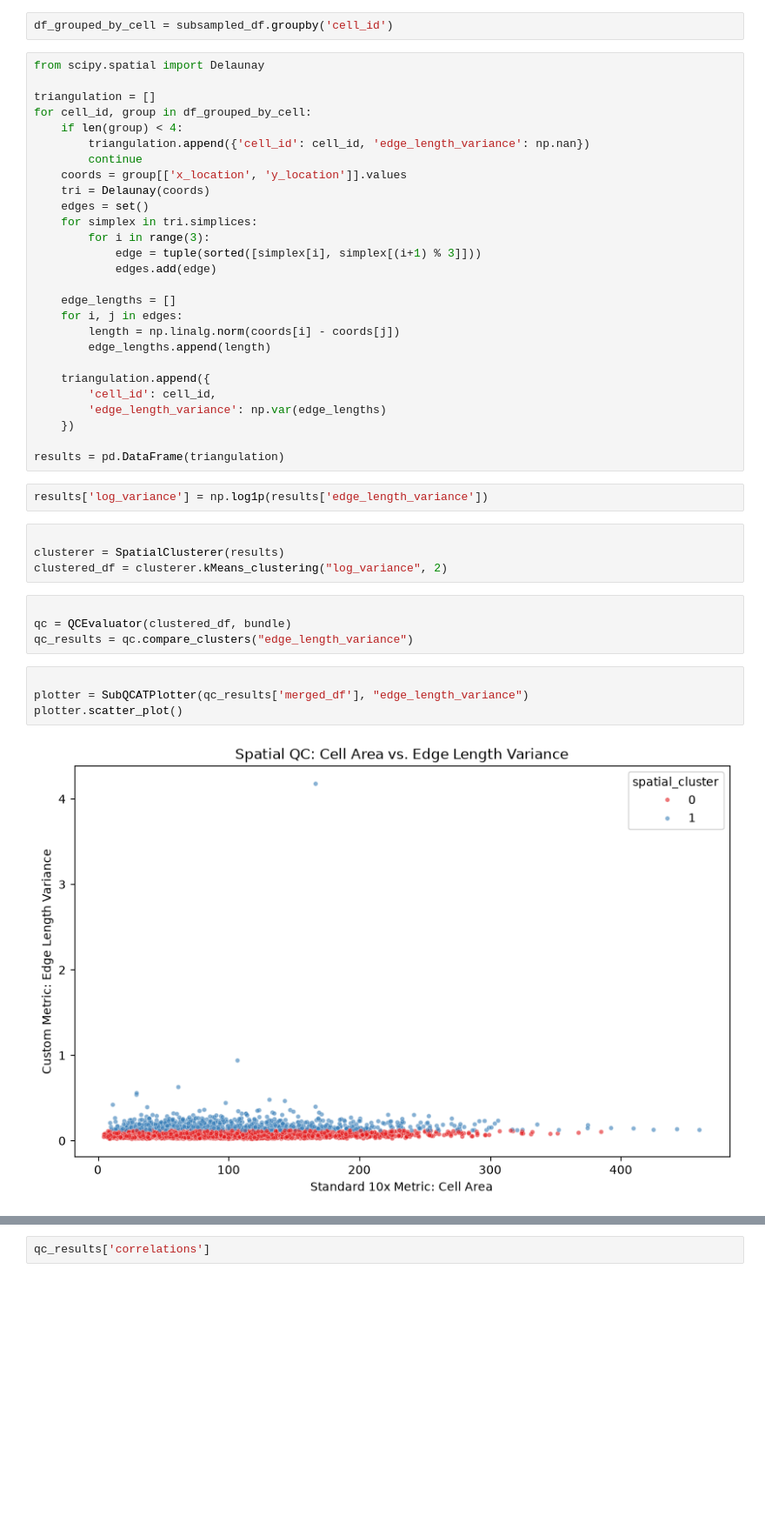
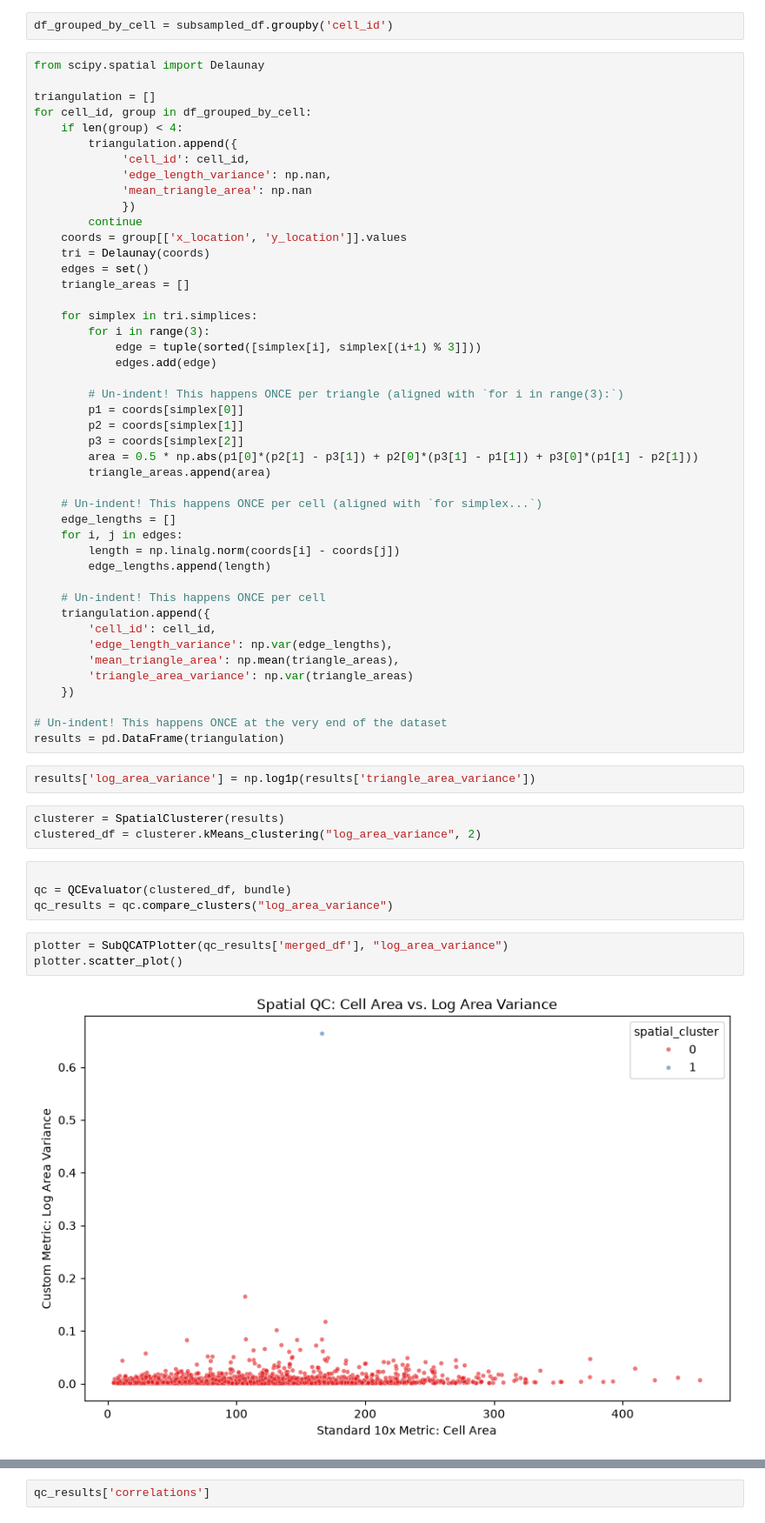
Before and after one commit to priyalT/SubQCAT, a Jupyter notebook: notebooks/exploration.ipynb, the cells around one changed output, grey strips where cells are left out. Shown at 87% size. Saved outputs shown, nothing was run; the diff lists cells and outputs as text; blank space fills up the shorter version.

```diff
--- a/notebooks/exploration.ipynb
+++ b/notebooks/exploration.ipynb
@@ -22,40 +25,56 @@ from scipy.spatial import Delaunay
 triangulation = []
 for cell_id, group in df_grouped_by_cell:
     if len(group) < 4:
-        triangulation.append({'cell_id': cell_id, 'edge_length_variance': np.nan})
+        triangulation.append({
+             'cell_id': cell_id,
+             'edge_length_variance': np.nan,
+             'mean_triangle_area': np.nan
+             })
         continue
     coords = group[['x_location', 'y_location']].values
     tri = Delaunay(coords)
     edges = set()
+    triangle_areas = []
+
     for simplex in tri.simplices:
         for i in range(3):
             edge = tuple(sorted([simplex[i], simplex[(i+1) % 3]]))
             edges.add(edge)
 
+        # Un-indent! This happens ONCE per triangle (aligned with `for i in range(3):`)
+        p1 = coords[simplex[0]]
+        p2 = coords[simplex[1]]
+        p3 = coords[simplex[2]]
+        area = 0.5 * np.abs(p1[0]*(p2[1] - p3[1]) + p2[0]*(p3[1] - p1[1]) + p3[0]*(p1[1] - p2[1]))
+        triangle_areas.append(area)
+
+    # Un-indent! This happens ONCE per cell (aligned with `for simplex...`)
     edge_lengths = []
     for i, j in edges:
         length = np.linalg.norm(coords[i] - coords[j])
         edge_lengths.append(length)
 
+    # Un-indent! This happens ONCE per cell
     triangulation.append({
         'cell_id': cell_id,
-        'edge_length_variance': np.var(edge_lengths)
+        'edge_length_variance': np.var(edge_lengths),
+        'mean_triangle_area': np.mean(triangle_areas),
+        'triangle_area_variance': np.var(triangle_areas)
     })
 
+# Un-indent! This happens ONCE at the very end of the dataset
 results = pd.DataFrame(triangulation)
 # %%
-results['log_variance'] = np.log1p(results['edge_length_variance'])
+results['log_area_variance'] = np.log1p(results['triangle_area_variance'])
 # %%
-
 clusterer = SpatialClusterer(results)
-clustered_df = clusterer.kMeans_clustering("log_variance", 2)
+clustered_df = clusterer.kMeans_clustering("log_area_variance", 2)
 # %%
 
 qc = QCEvaluator(clustered_df, bundle)
-qc_results = qc.compare_clusters("edge_length_variance")
+qc_results = qc.compare_clusters("log_area_variance")
 # %%
-
-plotter = SubQCATPlotter(qc_results['merged_df'], "edge_length_variance")
+plotter = SubQCATPlotter(qc_results['merged_df'], "log_area_variance")
 plotter.scatter_plot()
 # %% [output]
-[figure, old version]
+[figure, new version]
```
Also changed, not shown: parts of 2 cells of this notebook.
